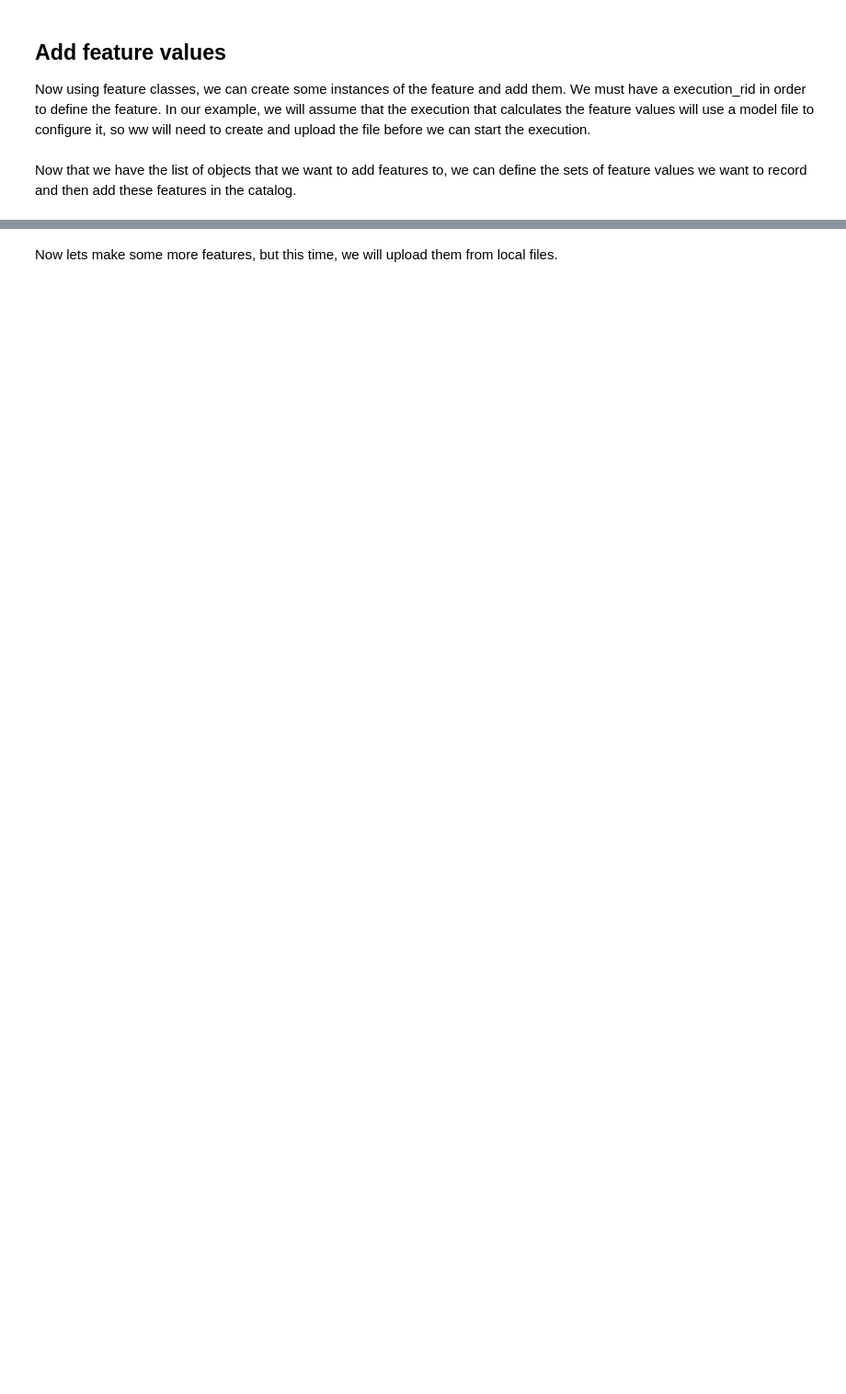
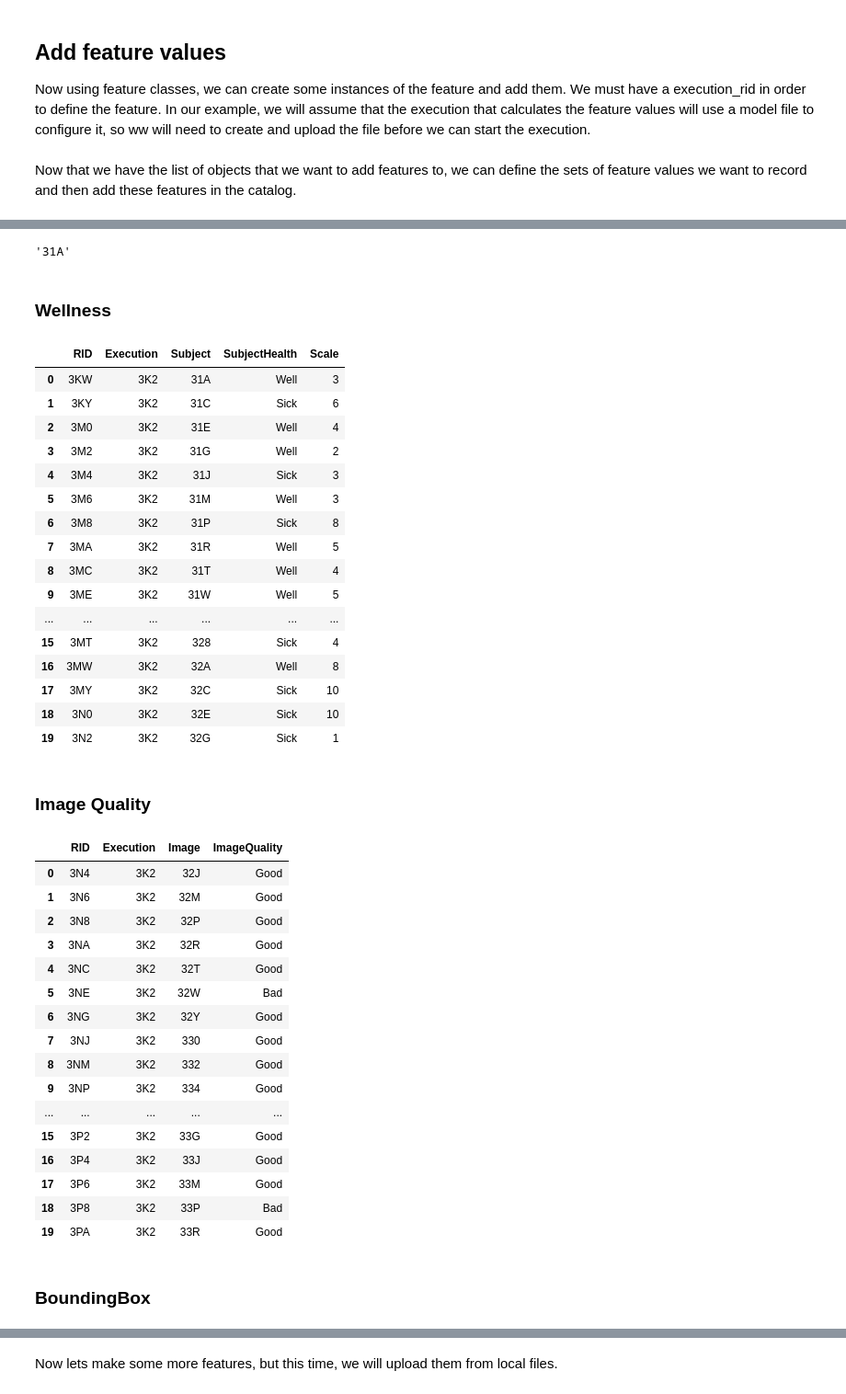
Before and after one commit to informatics-isi-edu/deriva-ml, a Jupyter notebook: deriva_ml/Notebooks/DerivaML Features.ipynb, the cells around one changed output, grey strips where cells are left out. Shown: that part at 92% size. Drawn from its saved outputs; the diff is of its cells as text; code cells hidden in the pictures; blank space fills up the shorter version.

```diff
--- a/deriva_ml/Notebooks/DerivaML Features.ipynb
+++ b/deriva_ml/Notebooks/DerivaML Features.ipynb
@@ -165,11 +182,53 @@ ml_instance.add_features(image_bounding_box_feature_list)
+# %%
+subject_feature_list[0].Subject
+# %% [output]
+'31A'
 # %%
 system_columns = ['RCT', 'RMT', 'RCB', 'RMB', 'Feature_Name']
 
 display(
     Markdown('### Wellness'),
-    pd.DataFrame(ml_instance.list_feature("Subject", "Health")).drop(columns=system_columns),
+    pd.DataFrame(ml_instance.list_feature_values("Subject", "Health")).drop(columns=system_columns),
     Markdown('### Image Quality'),
-    pd.DataFrame(ml_instance.list_feature("Image", "Quality")).drop(columns=system_columns),
+    pd.DataFrame(ml_instance.list_feature_values("Image", "Quality")).drop(columns=system_columns),
     Markdown('### BoundingBox'),
-    pd.DataFrame(ml_instance.list_feature("Image", "BoundingBox")).drop(columns=system_columns)
+    pd.DataFrame(ml_instance.list_feature_values("Image", "BoundingBox")).drop(columns=system_columns)
 )
+# %% [output]
+### Wellness
+|  | RID | Execution | Subject | SubjectHealth | Scale |
+| 0 | 3KW | 3K2 | 31A | Well | 3 |
+| 1 | 3KY | 3K2 | 31C | Sick | 6 |
+| 2 | 3M0 | 3K2 | 31E | Well | 4 |
+| 3 | 3M2 | 3K2 | 31G | Well | 2 |
+| 4 | 3M4 | 3K2 | 31J | Sick | 3 |
+| 5 | 3M6 | 3K2 | 31M | Well | 3 |
+| 6 | 3M8 | 3K2 | 31P | Sick | 8 |
+| 7 | 3MA | 3K2 | 31R | Well | 5 |
+| 8 | 3MC | 3K2 | 31T | Well | 4 |
+| 9 | 3ME | 3K2 | 31W | Well | 5 |
+| ... | ... | ... | ... | ... | ... |
+| 15 | 3MT | 3K2 | 328 | Sick | 4 |
+| 16 | 3MW | 3K2 | 32A | Well | 8 |
+| 17 | 3MY | 3K2 | 32C | Sick | 10 |
+| 18 | 3N0 | 3K2 | 32E | Sick | 10 |
+| 19 | 3N2 | 3K2 | 32G | Sick | 1 |
+### Image Quality
+|  | RID | Execution | Image | ImageQuality |
+| 0 | 3N4 | 3K2 | 32J | Good |
+| 1 | 3N6 | 3K2 | 32M | Good |
+| 2 | 3N8 | 3K2 | 32P | Good |
+| 3 | 3NA | 3K2 | 32R | Good |
+| 4 | 3NC | 3K2 | 32T | Good |
+| 5 | 3NE | 3K2 | 32W | Bad |
+| 6 | 3NG | 3K2 | 32Y | Good |
+| 7 | 3NJ | 3K2 | 330 | Good |
+| 8 | 3NM | 3K2 | 332 | Good |
+| 9 | 3NP | 3K2 | 334 | Good |
+| ... | ... | ... | ... | ... |
+| 15 | 3P2 | 3K2 | 33G | Good |
+| 16 | 3P4 | 3K2 | 33J | Good |
+| 17 | 3P6 | 3K2 | 33M | Good |
+| 18 | 3P8 | 3K2 | 33P | Bad |
+| 19 | 3PA | 3K2 | 33R | Good |
+### BoundingBox
```
Also changed, not shown: parts of 9 cells of this notebook, 3 other files.
